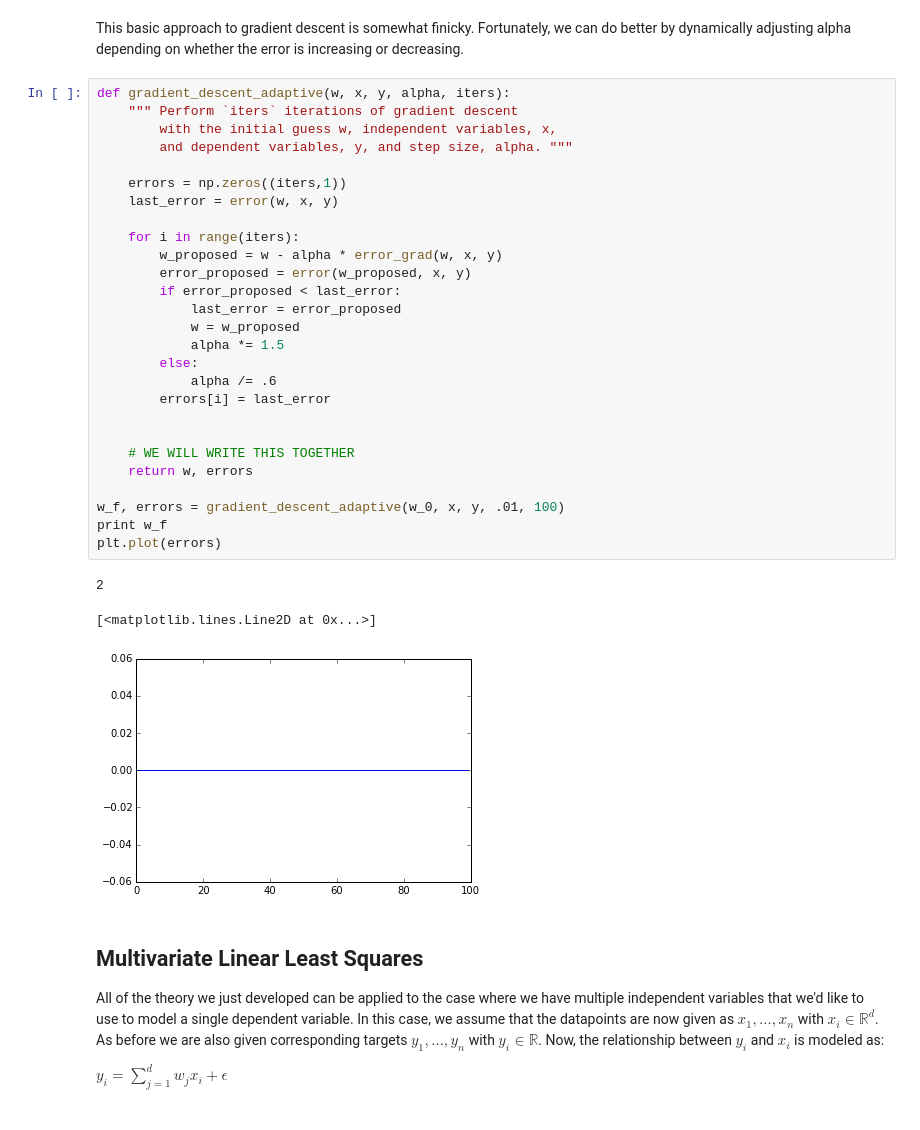
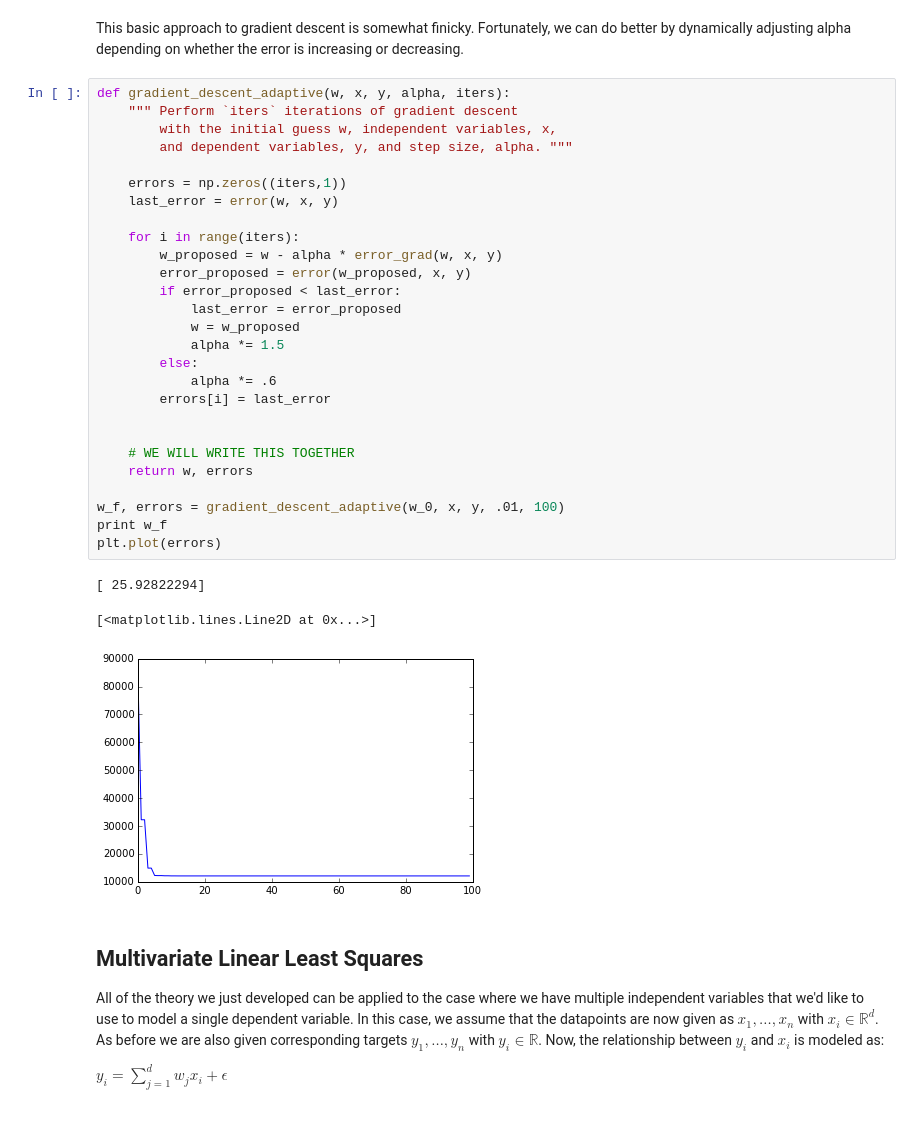
Before and after one commit to greneroom/DataScience16, a Jupyter notebook: inclass/day04/bottom_up_machine_learning.ipynb, the cells around one changed output. Cells and saved outputs as stored; diff of their text form.

```diff
--- a/inclass/day04/bottom_up_machine_learning.ipynb
+++ b/inclass/day04/bottom_up_machine_learning.ipynb
@@ -117,34 +117,34 @@ This basic approach to gradient descent is somewhat finicky.  Fortunately, we ca
 # %%
 def gradient_descent_adaptive(w, x, y, alpha, iters):
     """ Perform `iters` iterations of gradient descent
         with the initial guess w, independent variables, x,
         and dependent variables, y, and step size, alpha. """
 
     errors = np.zeros((iters,1))
     last_error = error(w, x, y)
 
     for i in range(iters):
         w_proposed = w - alpha * error_grad(w, x, y)
         error_proposed = error(w_proposed, x, y)
         if error_proposed < last_error:
             last_error = error_proposed
             w = w_proposed
             alpha *= 1.5
         else:
-            alpha /= .6
+            alpha *= .6
         errors[i] = last_error
 
 
     # WE WILL WRITE THIS TOGETHER
     return w, errors
 
 w_f, errors = gradient_descent_adaptive(w_0, x, y, .01, 100)
 print w_f
 plt.plot(errors)
 # %% [output]
-2
+[ 25.92822294]
 [<matplotlib.lines.Line2D at 0x...>]
-[figure, old version]
+[figure, new version]
 # %% [markdown]
 ## Multivariate Linear Least Squares
 
```
Also changed, not shown: parts of 12 cells of this notebook.
